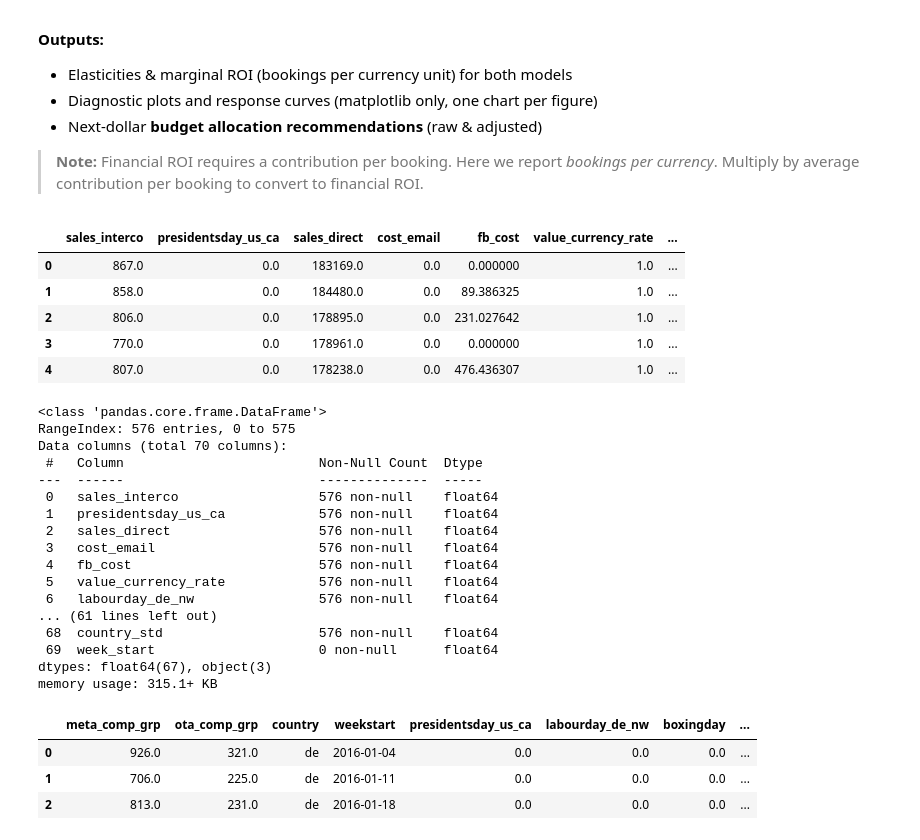
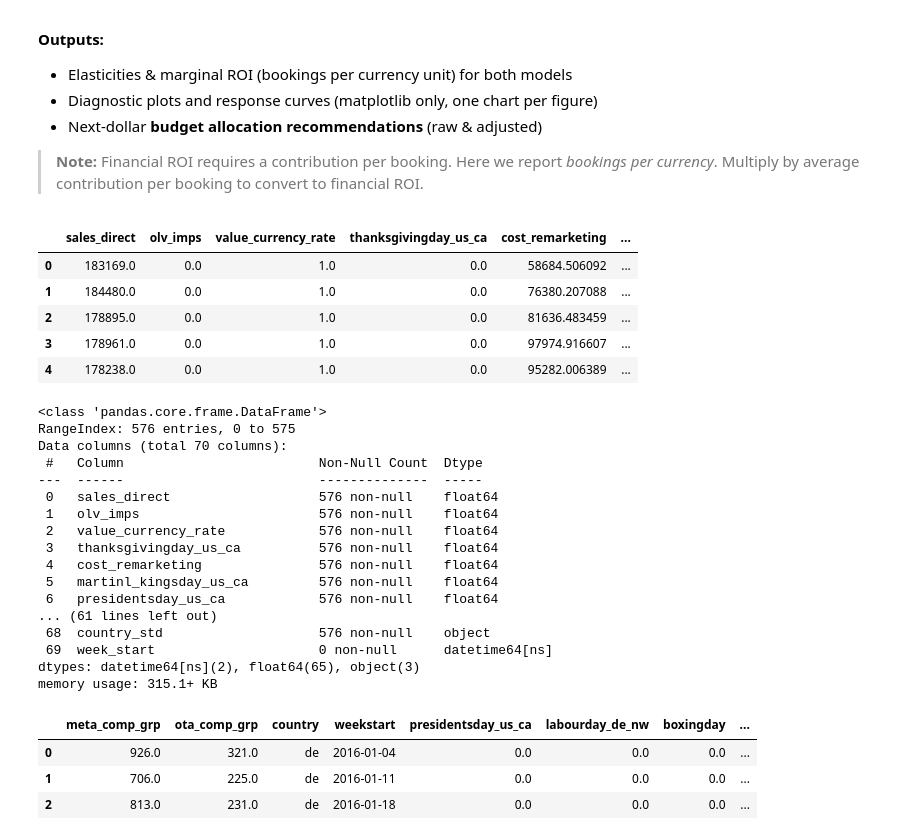
Before and after one commit to markdaddy12/MMA831, a Jupyter notebook: notebook/GlobeStay Digital Awareness Channels.ipynb, the cells around one changed output. Cells and saved outputs as stored; diff of their text form; code cells hidden in the pictures.

Commit message:
update notebook to reflect correct file path

```diff
--- a/notebook/GlobeStay Digital Awareness Channels.ipynb
+++ b/notebook/GlobeStay Digital Awareness Channels.ipynb
@@ -26,32 +26,32 @@
 # %%
 # Setup
 import os
 import numpy as np
 import pandas as pd
 import matplotlib.pyplot as plt
 from IPython.display import display, Markdown
 from statsmodels.regression.linear_model import OLS
 from statsmodels.tools import add_constant
 from scipy.optimize import least_squares
 
 pd.set_option('display.max_columns', 150)
 plt.rcParams.update({'figure.dpi': 120})
 
 # Parameters
-DATA_PATH = '/content/cleaned_globestay.csv'
-OUTPUT_DIR = '/content/output'
+DATA_PATH = '../data/cleaned_globestay.parquet'
+OUTPUT_DIR = '../output/digital_awareness/'
 os.makedirs(OUTPUT_DIR, exist_ok=True)
 
 # Load data
-df = pd.read_csv(DATA_PATH)
+df = pd.read_parquet(DATA_PATH)
 df.head()
 # %% [output]
-|  | sales_interco | presidentsday_us_ca | sales_direct | cost_email | fb_cost | value_currency_rate | ... |
-| 0 | 867.0 | 0.0 | 183169.0 | 0.0 | 0.000000 | 1.0 | ... |
-| 1 | 858.0 | 0.0 | 184480.0 | 0.0 | 89.386325 | 1.0 | ... |
-| 2 | 806.0 | 0.0 | 178895.0 | 0.0 | 231.027642 | 1.0 | ... |
-| 3 | 770.0 | 0.0 | 178961.0 | 0.0 | 0.000000 | 1.0 | ... |
-| 4 | 807.0 | 0.0 | 178238.0 | 0.0 | 476.436307 | 1.0 | ... |
+|  | sales_direct | olv_imps | value_currency_rate | thanksgivingday_us_ca | cost_remarketing | ... |
+| 0 | 183169.0 | 0.0 | 1.0 | 0.0 | 58684.506092 | ... |
+| 1 | 184480.0 | 0.0 | 1.0 | 0.0 | 76380.207088 | ... |
+| 2 | 178895.0 | 0.0 | 1.0 | 0.0 | 81636.483459 | ... |
+| 3 | 178961.0 | 0.0 | 1.0 | 0.0 | 97974.916607 | ... |
+| 4 | 178238.0 | 0.0 | 1.0 | 0.0 | 95282.006389 | ... |
 # %%
 df.info()
 # %% [output]
@@ -60,17 +60,17 @@ RangeIndex: 576 entries, 0 to 575
 Data columns (total 70 columns):
  #   Column                         Non-Null Count  Dtype
 ---  ------                         --------------  -----
- 0   sales_interco                  576 non-null    float64
- 1   presidentsday_us_ca            576 non-null    float64
- 2   sales_direct                   576 non-null    float64
- 3   cost_email                     576 non-null    float64
- 4   fb_cost                        576 non-null    float64
- 5   value_currency_rate            576 non-null    float64
- 6   labourday_de_nw                576 non-null    float64
+ 0   sales_direct                   576 non-null    float64
+ 1   olv_imps                       576 non-null    float64
+ 2   value_currency_rate            576 non-null    float64
+ 3   thanksgivingday_us_ca          576 non-null    float64
+ 4   cost_remarketing               576 non-null    float64
+ 5   martinl_kingsday_us_ca         576 non-null    float64
+ 6   presidentsday_us_ca            576 non-null    float64
 ... (61 lines left out)
- 68  country_std                    576 non-null    float64
- 69  week_start                     0 non-null      float64
-dtypes: float64(67), object(3)
+ 68  country_std                    576 non-null    object
+ 69  week_start                     0 non-null      datetime64[ns]
+dtypes: datetime64[ns](2), float64(65), object(3)
 memory usage: 315.1+ KB
 # %%
 SELECTED_COLS_DIGITAL = [
```
Also changed, not shown: parts of 5 cells of this notebook.
